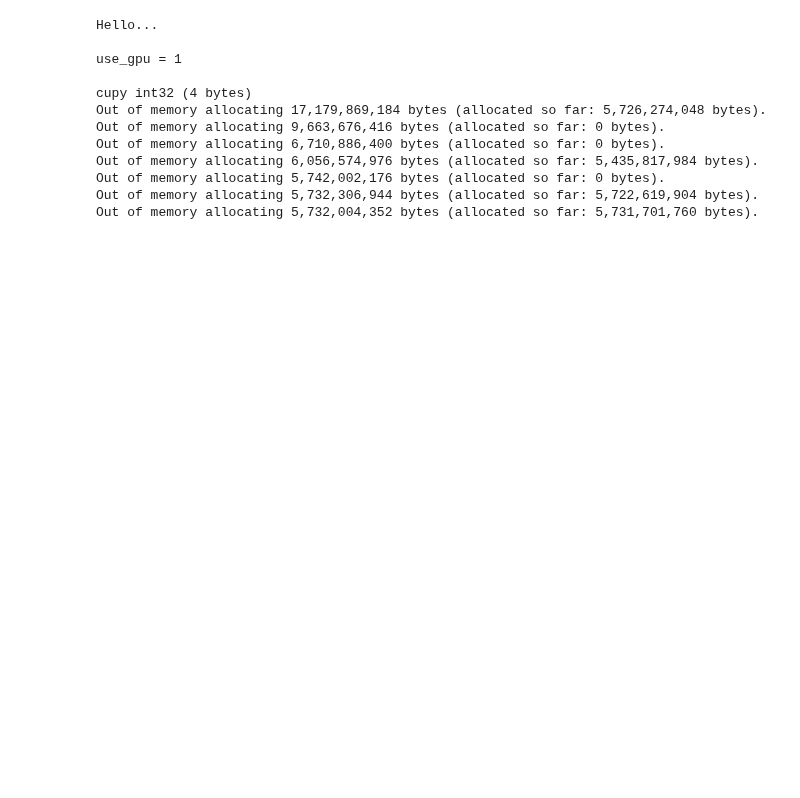
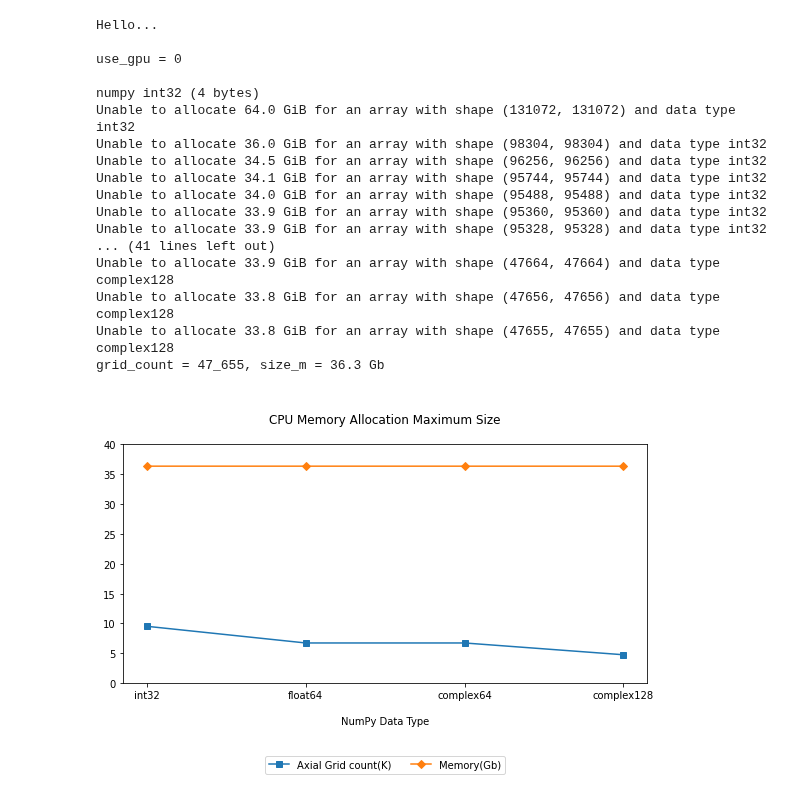
Before and after one commit to sunabove/Zernike, a Jupyter notebook: AMemoryTest.ipynb, the cells around one changed output. Drawn from its saved outputs; the diff is of its cells as text; code cells hidden in the pictures; blank space fills up the shorter version.

```diff
--- a/AMemoryTest.ipynb
+++ b/AMemoryTest.ipynb
@@ -10,14 +10,7 @@ from matplotlib import pyplot as plt
 
 print( "Hello...\n" )
 
-def test_array_memory( use_gpu , debug=0) :
-
-    row_cnt = 1; col_cnt = 1
-    fig, charts = plt.subplots( row_cnt, col_cnt, figsize=( 1.68*5*col_cnt, 5*row_cnt) )
-    charts = charts.flatten() if row_cnt*col_cnt > 1 else [charts]
-    chart_idx = 0
-    chart = charts[ chart_idx ]
-    chart_idx +=1
+def test_array_memory( use_gpu , debug=0, verbose=0) :
 
     if debug :
         print( f"use_gpu = {use_gpu}" )
@@ -53,7 +46,7 @@ def test_array_memory( use_gpu , debug=0) :
 
         memory_size = 0
 
-        while grid_count_max is None or abs( grid_count_max - grid_count_succ ) > 0 :
+        while grid_count_max is None or abs( grid_count_max - grid_count_succ ) > 1 :
             array = None
             try :
                 if grid_count_max is None :
@@ -62,6 +55,8 @@ def test_array_memory( use_gpu , debug=0) :
                     grid_count = (grid_count_max + grid_count_succ)//2
                 pass
 
+                if verbose : print( grid_count , end=", ", flush=1 )
+
                 array = np.zeros( (grid_count, grid_count), data_type )
                 memory_size = array.nbytes
 
@@ -69,11 +64,16 @@ def test_array_memory( use_gpu , debug=0) :
             except Exception as e:
                 grid_count_max = grid_count
 
-                debug and print( e, flush=1 )
+                if verbose : print()
+
+                if debug :
+                    print( e, flush=1 )
             finally :
                 del array
             pass
         pass
+
+        if verbose : print()
 
         if debug:
             print( f"grid_count = {grid_count:_}, size_m = {memory_size/1e9:_.1f} Gb", flush=1 )
@@ -81,41 +81,57 @@ def test_array_memory( use_gpu , debug=0) :
         grid_counts.append( grid_count )
         memories.append( memory_size )
 
         debug and print( )
     pass
 
     x = types
     y1 = numpy.array( grid_counts )/1e4
     y2 = numpy.array( memories )/1e9
 
+    ymax = ( max( numpy.max( y1 ), numpy.max( y2 ) )//10 + 1 )*10
+
+    row_cnt = 1; col_cnt = 1
+    fig, charts = plt.subplots( row_cnt, col_cnt, figsize=( 8*col_cnt, 6*row_cnt) )
+    charts = charts.flatten() if row_cnt*col_cnt > 1 else [charts]
+    chart_idx = 0
+    chart = charts[ chart_idx ]
+    chart_idx +=1
+
     chart.plot( x, y1, marker="s", label="Axial Grid count(K)" )
     chart.plot( x, y2, marker="D", label="Memory(Gb)" )
 
     device = [ "CPU", "GPU" ][ use_gpu ]
     xlabel = [ "NumPy", "Cupy" ][ use_gpu ]
     chart.set_xticks( x )
     chart.set_title( f"\n{device} Memory Allocation Maximum Size\n" )
     chart.set_xlabel( f"\n{xlabel} Data Type" )
-    chart.legend()
+    chart.set_ylim( 0, ymax )
+    chart.legend(loc="lower center", bbox_to_anchor=(0.5, -0.4), ncol=2 )
 
     plt.tight_layout();
     plt.savefig( f"./result/memory_{use_gpu}.png" )
     plt.show();
 
     print( "Done." )
 pass # -- test_array_memory
 
-test_array_memory( use_gpu = 1, debug=1 )
+test_array_memory( use_gpu = 0, debug=1, verbose=0 )
 # %% [output]
 Hello...
 
-use_gpu = 1
+use_gpu = 0
 
-cupy int32 (4 bytes)
-Out of memory allocating 17,179,869,184 bytes (allocated so far: 5,726,274,048 bytes).
-Out of memory allocating 9,663,676,416 bytes (allocated so far: 0 bytes).
-Out of memory allocating 6,710,886,400 bytes (allocated so far: 0 bytes).
-Out of memory allocating 6,056,574,976 bytes (allocated so far: 5,435,817,984 bytes).
-Out of memory allocating 5,742,002,176 bytes (allocated so far: 0 bytes).
-Out of memory allocating 5,732,306,944 bytes (allocated so far: 5,722,619,904 bytes).
-Out of memory allocating 5,732,004,352 bytes (allocated so far: 5,731,701,760 bytes).
+numpy int32 (4 bytes)
+Unable to allocate 64.0 GiB for an array with shape (131072, 131072) and data type int32
+Unable to allocate 36.0 GiB for an array with shape (98304, 98304) and data type int32
+Unable to allocate 34.5 GiB for an array with shape (96256, 96256) and data type int32
+Unable to allocate 34.1 GiB for an array with shape (95744, 95744) and data type int32
+Unable to allocate 34.0 GiB for an array with shape (95488, 95488) and data type int32
+Unable to allocate 33.9 GiB for an array with shape (95360, 95360) and data type int32
+Unable to allocate 33.9 GiB for an array with shape (95328, 95328) and data type int32
+... (41 lines left out)
+Unable to allocate 33.9 GiB for an array with shape (47664, 47664) and data type complex128
+Unable to allocate 33.8 GiB for an array with shape (47656, 47656) and data type complex128
+Unable to allocate 33.8 GiB for an array with shape (47655, 47655) and data type complex128
+grid_count = 47_655, size_m = 36.3 Gb
+[figure, added]
```
Also changed, not shown: parts of 2 cells of this notebook, 2 other files.
